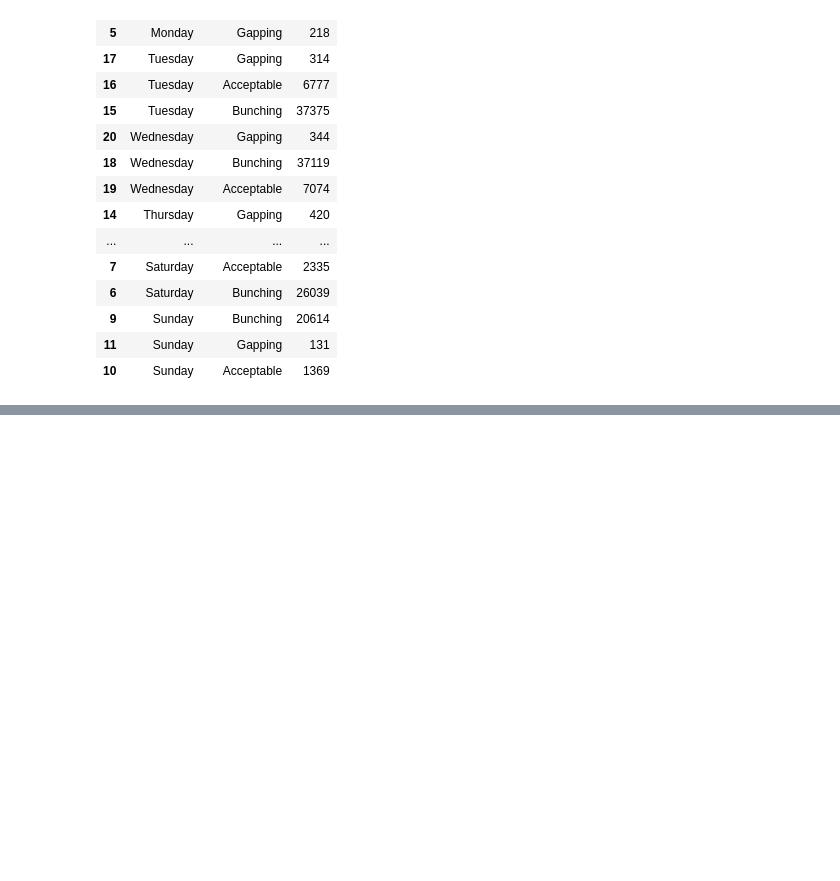
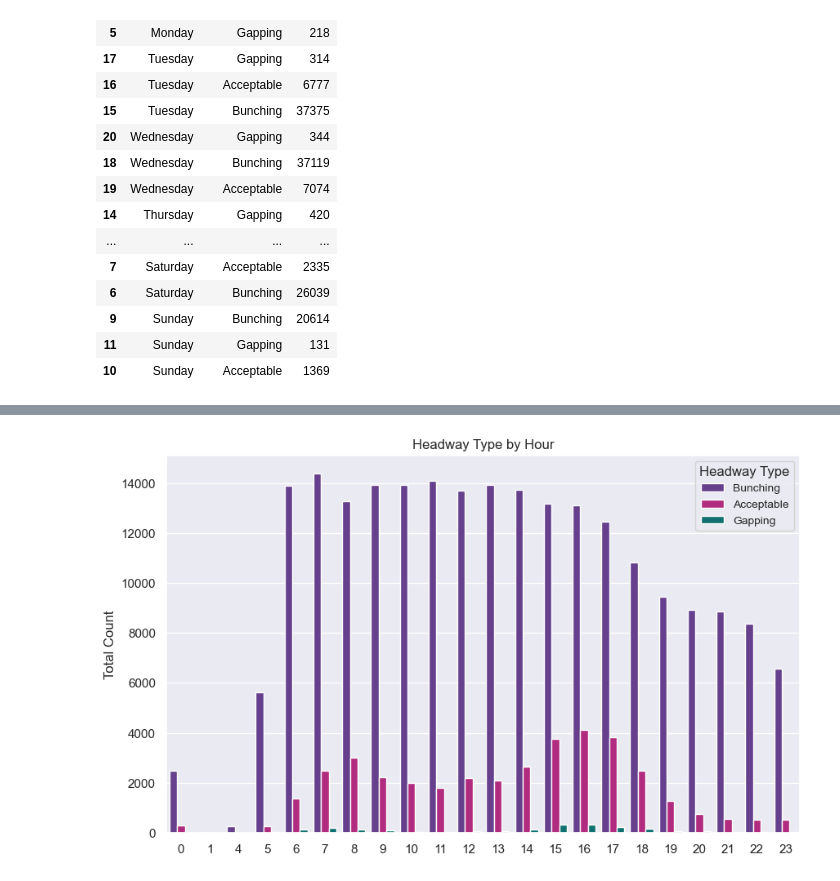
Before and after one commit to NSS-Data-Analytics-Cohort-12/wego-python-da12-pumpkin-py-latte, a Jupyter notebook: notebooks/WeGo_AimeeJohnson.ipynb, the cells around one changed output, grey strips where cells are left out. Saved outputs shown, nothing was run; the diff lists cells and outputs as text; code cells hidden in the pictures; blank space fills up the shorter version.

```diff
--- a/notebooks/WeGo_AimeeJohnson.ipynb
+++ b/notebooks/WeGo_AimeeJohnson.ipynb
@@ -701,0 +743,3 @@ plt.show()
+# %%
+hour_type_count = wegohdwy.groupby('HOUR')['HDWY_TYPE'].value_counts().reset_index()
+hour_type_count
@@ -701,0 +760,15 @@ plt.show()
+# %%
+# Create the grouped bar plot
+plt.figure(figsize=(10, 6))
+sns.barplot(x='HOUR', y='count', hue='HDWY_TYPE', data=hour_type_count, palette = colors)
+
+# Add labels and title
+plt.xlabel('')
+plt.ylabel('Total Count')
+plt.title('Headway Type by Hour')
+plt.legend(title='Headway Type', title_fontsize='12', fontsize='10')
+
+# Show the plot
+plt.show()
+# %% [output]
+[figure, added]
```
Also changed, not shown: parts of 6 cells of this notebook.
